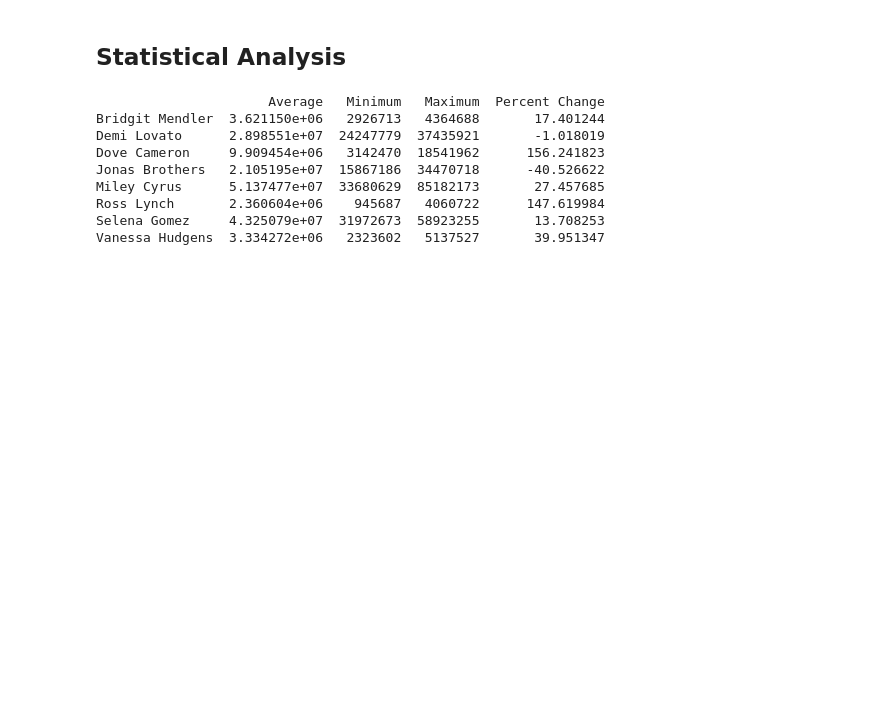
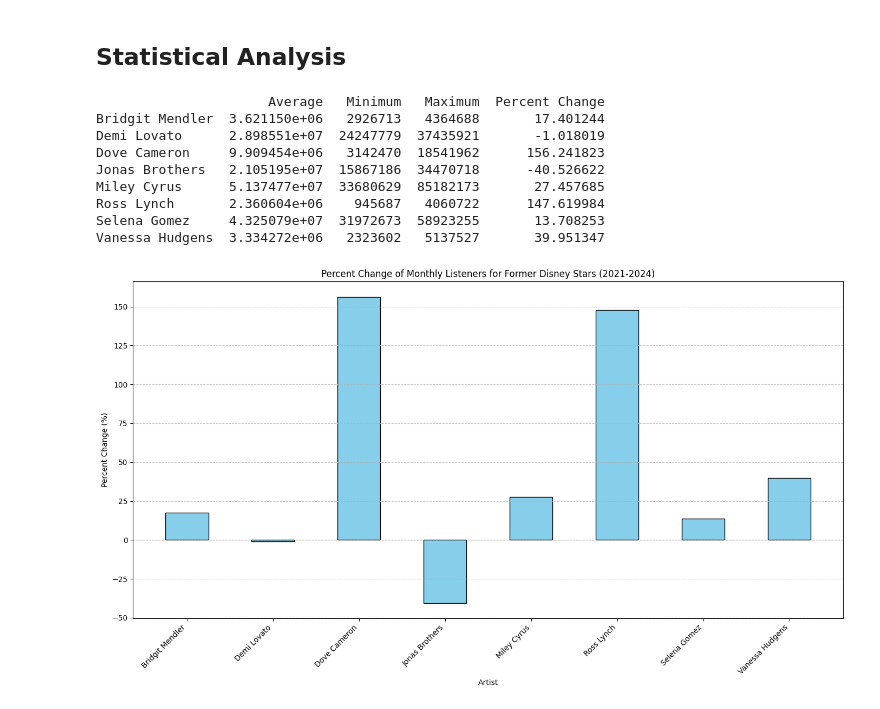
Before and after one commit to tu-yendang/DS4002P2, a Jupyter notebook: SCRIPTS/analysis.ipynb, the cells around one changed output. Saved outputs shown, nothing was run; the diff lists cells and outputs as text; code cells hidden in the pictures; blank space fills up the shorter version.

Commit message:
Added percent change chart, updated README pt. 2

```diff
--- a/SCRIPTS/analysis.ipynb
+++ b/SCRIPTS/analysis.ipynb
@@ -135,3 +142,31 @@ Miley Cyrus      5.137477e+07  33680629  85182173       27.457685
 Ross Lynch       2.360604e+06    945687   4060722      147.619984
 Selena Gomez     4.325079e+07  31972673  58923255       13.708253
 Vanessa Hudgens  3.334272e+06   2323602   5137527       39.951347
+# %%
+# plotting artist stats data (specifically percentage change)
+fig, ax = plt.subplots(figsize=(14, 8))
+
+# define the number of bars and their positions
+x = np.arange(len(artist_stats_df))
+bar_width = 0.5
+
+# plot the Percent Change for each artist
+ax.bar(x, artist_stats_df['Percent Change'], width=bar_width, color='skyblue', edgecolor='black')
+
+# labels and title
+ax.set_xlabel('Artist')
+ax.set_ylabel('Percent Change (%)')
+ax.set_title('Percent Change of Monthly Listeners for Former Disney Stars (2021-2024)')
+ax.set_xticks(x)
+ax.set_xticklabels(artist_stats_df.index, rotation=45, ha='right')  # Use the index of artist_stats_df for artist names
+
+# grid and horizontal line at y=0 for reference
+ax.axhline(0, color='grey', linewidth=0.8, linestyle='--')
+ax.grid(axis='y', linestyle='--', alpha=0.7)
+
+# display and save figure to output folder
+plt.tight_layout()
+plt.savefig('../OUTPUT/percent_change_bar_plot.png', dpi=300, bbox_inches='tight')
+plt.show()
+# %% [output]
+[figure, added]
```
Also changed, not shown: parts of 2 cells of this notebook, 2 other files.
